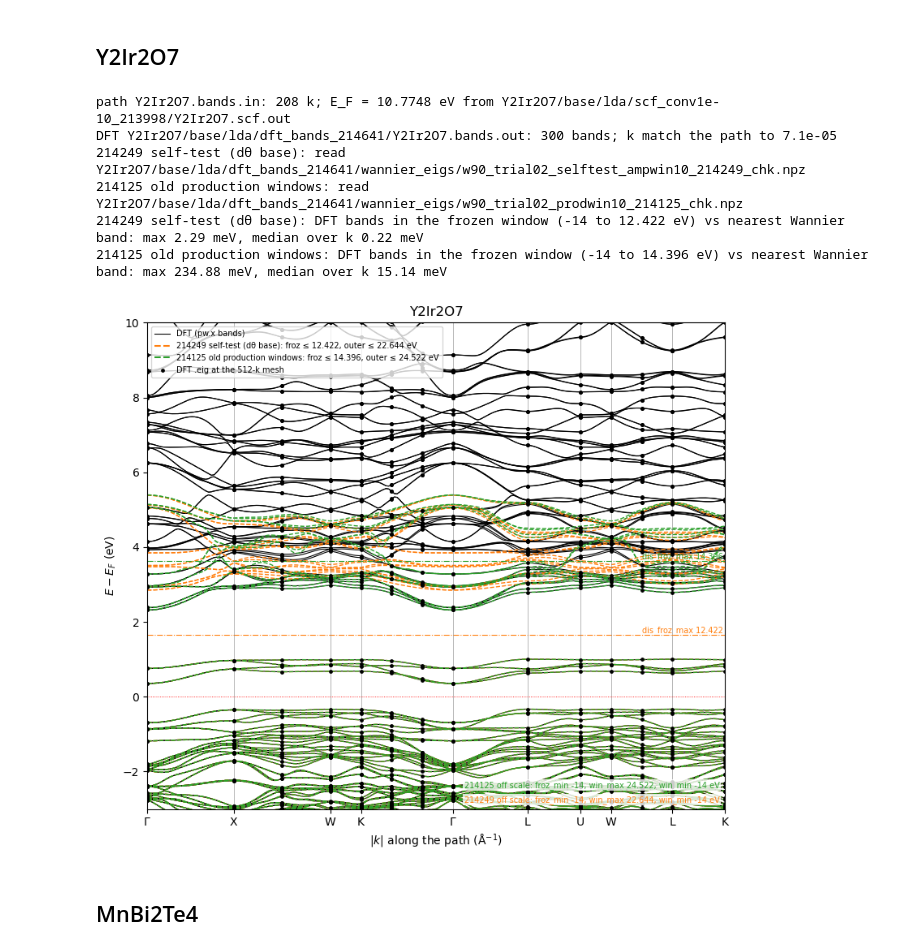
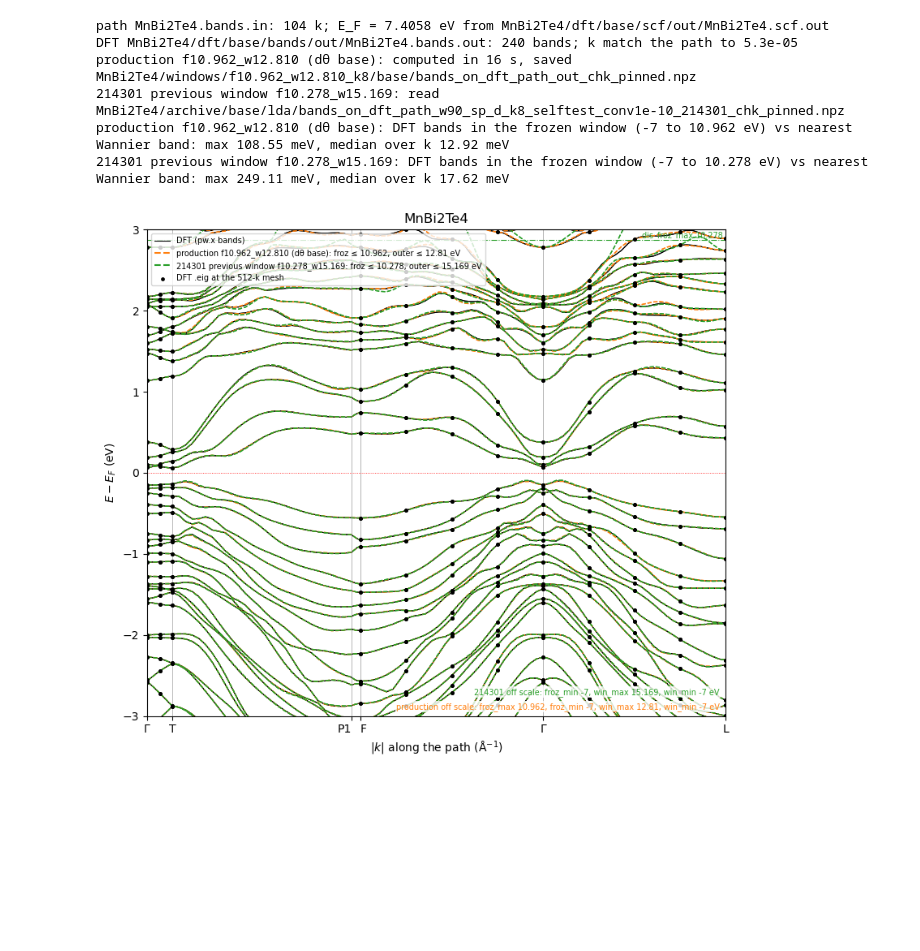
Before and after one commit to treycole/axion-phonon, a Jupyter notebook: analysis/mbt/bands.ipynb, the cells around one changed output. Saved outputs shown, nothing was run; the diff lists cells and outputs as text; code cells hidden in the pictures; blank space fills up the shorter version.

Commit message:
restructuring analysis folder

```diff
--- a/analysis/mbt/bands.ipynb
+++ b/analysis/mbt/bands.ipynb
@@ -46,19 +48,17 @@ from axion_phonon import wannier
 from axion_phonon.io import wannier90
 
 BOHR = 0.529177210903   # Angstrom
-# %% [markdown]
-## Y2Ir2O7
 # %%
 # ---- settings
-PREFIX = "Y2Ir2O7"
-BANDS_IN = DATA / "Y2Ir2O7/base/lda/dft_bands_214641/Y2Ir2O7.bands.in"     # k-path (K_POINTS crystal_b) and cell
-BANDS_OUT = DATA / "Y2Ir2O7/base/lda/dft_bands_214641/Y2Ir2O7.bands.out"   # DFT bands, job 214641 (None: none)
-SCF_OUT = DATA / "Y2Ir2O7/base/lda/scf_conv1e-10_213998/Y2Ir2O7.scf.out"   # Fermi level (SCF 213998, conv_thr 1e-10)
-WANNIER = {                                                                # {label: Wannier90 run folder}
-    "214249 self-test (dθ base)": DATA / "Y2Ir2O7/base/lda/w90_trial02_selftest_ampwin10_214249",
-    "214125 old production windows": DATA / "Y2Ir2O7/base/lda/w90_trial02_prodwin10_214125",
+PREFIX = "MnBi2Te4"
+BANDS_IN = DATA / "MnBi2Te4/dft/base/bands/out/MnBi2Te4.bands.in"
+BANDS_OUT = DATA / "MnBi2Te4/dft/base/bands/out/MnBi2Te4.bands.out"   # job 214640, 104 k
+SCF_OUT = DATA / "MnBi2Te4/dft/base/scf/out/MnBi2Te4.scf.out"   # SCF 214290, conv_thr 1e-10
+WANNIER = {               # label: run folder (.chk, .eig, .win)
+    "production f10.962_w12.810 (dθ base)": DATA / "MnBi2Te4/windows/f10.962_w12.810_k8/base/out",   # job 219737
+    "214301 previous window f10.278_w15.169": DATA / "MnBi2Te4/archive/base/lda/w90_sp_d_k8_selftest_conv1e-10_214301",
 }
-PIN_TO_ATOMS = False      # production: False for Y2Ir2O7
+PIN_TO_ATOMS = True       # production: True for MnBi2Te4 (bug #21)
 MODEL_SOURCE = "chk"      # "chk" (production H(R)) | "hr_dat" (PythTB reading _hr.dat)
 # ---------------
 
@@ -82,12 +82,12 @@ if BANDS_OUT:
     assert len(k_red) == len(points) and np.abs(k_red - points).max() < 1e-3, "bands.out k are not the path"
     print(f"DFT {BANDS_OUT.relative_to(DATA)}: {dft.shape[0]} bands; k match the path to {np.abs(k_red - points).max():.1e}")
 
-# ---- Wannier bands per run: read from wannier_eigs/ if the path, .chk and _hr.dat are unchanged, else compute and save
+# ---- Wannier bands per run: read the cache next to the run if the path and its files are unchanged, else compute and save
 runs = {}
 for label, folder in WANNIER.items():
     cache = folder.parent / f"bands_on_dft_path_{folder.name}_{MODEL_SOURCE}{'_pinned' if PIN_TO_ATOMS else ''}.npz"   # next to the Wannier run
-    stamps = {f.name: np.array([f.stat().st_size, f.stat().st_mtime_ns])
-              for f in (folder / f"{PREFIX}.chk", folder / f"{PREFIX}_hr.dat")}
+    stamps = {f.name: np.array([f.stat().st_size, f.stat().st_mtime_ns])     # the files the bands come from
+              for f in (folder / f"{PREFIX}.chk", folder / f"{PREFIX}.chk.gz", folder / f"{PREFIX}_hr.dat") if f.exists()}
     if cache.is_file():
         z = np.load(cache)
         if np.array_equal(z["points"], points) and all(np.array_equal(z[f"stamp_{n}"], s) for n, s in stamps.items()):
@@ -95,17 +95,20 @@ for label, folder in WANNIER.items():
             print(f"{label}: read {cache.relative_to(DATA)}")
             continue
     t0 = time.time()
-    w90 = W90(str(folder), PREFIX)                         # .win cell and windows, _hr.dat
-    assert np.allclose(w90.lat, lattice, atol=1e-6), f"{folder.name}: .win cell differs from {BANDS_IN.name}"
-    if MODEL_SOURCE == "hr_dat":
-        model = w90.model(zero_energy=0, min_hopping_norm=None, max_distance=None, ignorable_imaginary_part=None)
+    win = wannier90.read_win(folder / f"{PREFIX}.win")     # cell and windows
+    assert np.allclose(win["lattice"], lattice, atol=1e-6), f"{folder.name}: .win cell differs from {BANDS_IN.name}"
+    if MODEL_SOURCE == "hr_dat":                           # PythTB's reading of _hr.dat
+        model = W90(str(folder), PREFIX).model(zero_energy=0, min_hopping_norm=None, max_distance=None,
+                                               ignorable_imaginary_part=None)
     else:                                                  # production loader, the run as both ends, no position matrix
         model = wannier.run_model(wannier90.read_run(folder, PREFIX, overlaps=False), pin=PIN_TO_ATOMS)
     mesh = np.asarray(wannier90.read_chk(folder / f"{PREFIX}.chk")["kpt_red"], float)   # Wannier k mesh
     eig = np.loadtxt(folder / f"{PREFIX}.eig")
+    w = win["windows"]
     runs[label] = dict(points=points, evals=np.asarray(model.solve_ham(points)),        # (nk, nwann)
                        mesh=mesh, mesh_eig=eig[:, 2].reshape(len(mesh), -1),           # DFT on the mesh
-                       dis_window=np.array(w90.dis_window, float), dis_froz_window=np.array(w90.dis_froz_window, float),
+                       dis_window=np.array([w["dis_win_min"], w["dis_win_max"]]),
+                       dis_froz_window=np.array([w["dis_froz_min"], w["dis_froz_max"]]),
                        **{f"stamp_{n}": s for n, s in stamps.items()})
     cache.parent.mkdir(exist_ok=True)
     np.savez(cache, **runs[label])
@@ -122,26 +125,26 @@ if dft is not None:
         print(f"{label}: DFT bands in the frozen window ({lo:g} to {hi:g} eV) vs nearest Wannier band: "
               f"max {max(worst) * 1e3:.2f} meV, median over k {np.median(worst) * 1e3:.2f} meV")
 
-yio = dict(prefix=PREFIX, points=points, ticks=ticks, distance=distance, e_fermi=e_fermi, dft=dft, runs=runs, wannier=WANNIER)
+mbt = dict(prefix=PREFIX, points=points, ticks=ticks, distance=distance, e_fermi=e_fermi, dft=dft, runs=runs, wannier=WANNIER)
 # %% [output]
-path Y2Ir2O7.bands.in: 208 k; E_F = 10.7748 eV from Y2Ir2O7/base/lda/scf_conv1e-10_213998/Y2Ir2O7.scf.out
-DFT Y2Ir2O7/base/lda/dft_bands_214641/Y2Ir2O7.bands.out: 300 bands; k match the path to 7.1e-05
-214249 self-test (dθ base): read Y2Ir2O7/base/lda/dft_bands_214641/wannier_eigs/w90_trial02_selftest_ampwin10_214249_chk.npz
-214125 old production windows: read Y2Ir2O7/base/lda/dft_bands_214641/wannier_eigs/w90_trial02_prodwin10_214125_chk.npz
-214249 self-test (dθ base): DFT bands in the frozen window (-14 to 12.422 eV) vs nearest Wannier band: max 2.29 meV, median over k 0.22 meV
-214125 old production windows: DFT bands in the frozen window (-14 to 14.396 eV) vs nearest Wannier band: max 234.88 meV, median over k 15.14 meV
+path MnBi2Te4.bands.in: 104 k; E_F = 7.4058 eV from MnBi2Te4/dft/base/scf/out/MnBi2Te4.scf.out
+DFT MnBi2Te4/dft/base/bands/out/MnBi2Te4.bands.out: 240 bands; k match the path to 5.3e-05
+production f10.962_w12.810 (dθ base): computed in 16 s, saved MnBi2Te4/windows/f10.962_w12.810_k8/base/bands_on_dft_path_out_chk_pinned.npz
+214301 previous window f10.278_w15.169: read MnBi2Te4/archive/base/lda/bands_on_dft_path_w90_sp_d_k8_selftest_conv1e-10_214301_chk_pinned.npz
+production f10.962_w12.810 (dθ base): DFT bands in the frozen window (-7 to 10.962 eV) vs nearest Wannier band: max 108.55 meV, median over k 12.92 meV
+214301 previous window f10.278_w15.169: DFT bands in the frozen window (-7 to 10.278 eV) vs nearest Wannier band: max 249.11 meV, median over k 17.62 meV
 # %%
 # ---- plot settings
-d = yio
-E_MIN, E_MAX = -3.0, 10.0          # eV relative to E_F
-RUNS = ["214249 self-test (dθ base)", "214125 old production windows"]   # labels of WANNIER to draw, in this order
-SHOW_DFT = True                    # pw.x bands (black)
-SHOW_MESH_EIG = True               # DFT .eig at the path points on the Wannier mesh (of the first run in RUNS)
-SHOW_WINDOWS = True                # each run's frozen (dash-dot) and outer (solid) window edges, in its colour
-SHOW_W90_BAND_DAT = False          # Wannier90's own interpolation (<run>/<prefix>_band.dat), thin lines
-E_LINES = {}                       # more absolute energies (eV) to mark, {label: E}
+d = mbt
+E_MIN, E_MAX = -3.0, 3.0
+RUNS = ["production f10.962_w12.810 (dθ base)", "214301 previous window f10.278_w15.169"]
+SHOW_DFT = True
+SHOW_MESH_EIG = True
+SHOW_WINDOWS = True
+SHOW_W90_BAND_DAT = False
+E_LINES = {}
 FIGSIZE = (8, 7)
-SAVE_FIG = DATA / "Y2Ir2O7/base/lda/dft_bands_214641/bands_dft_wannier.png"   # or None
+SAVE_FIG = DATA / "MnBi2Te4/dft/base/bands/bands_dft_wannier.png"
 # ---------------
 
 # ---- draw (nothing below builds or diagonalises a Hamiltonian)
@@ -174,33 +177,31 @@ for i, label in enumerate(RUNS):
             off_scale.append((color, f"{label.split()[0]} off scale: " + ", ".join(outside) + " eV"))
 if SHOW_MESH_EIG and RUNS:                                 # DFT .eig at path points that are on the Wannier mesh
     run = d["runs"][RUNS[0]]
     for index, point in enumerate(d["points"]):
         hit = np.flatnonzero(np.abs((run["mesh"] - point + 0.5) % 1.0 - 0.5).max(axis=1) < 1e-6)
         if hit.size:
             ax.scatter(np.full(run["mesh_eig"].shape[1], x[index]), run["mesh_eig"][hit[0]] - e_f, s=6, color="black", zorder=3)
     ax.scatter([], [], s=6, color="black", label=f"DFT .eig at the {len(run['mesh'])}-k mesh")
 for name, value in E_LINES.items():
     ax.axhline(value - e_f, color="C9", lw=0.8, ls=":")
     ax.text(x[-1], value - e_f, f"{name} ", ha="right", va="bottom", fontsize=7, color="C9")
 for n, (color, text) in enumerate(off_scale):            # window edges outside the energy range
     ax.text(0.99, 0.01 + 0.03 * n, text, transform=ax.transAxes, ha="right", va="bottom", fontsize=7, color=color,
             bbox=dict(facecolor="white", edgecolor="none", alpha=0.8, pad=1))
 xticks = [x[i] for i, _ in d["ticks"]]
 ax.set_xticks(xticks, [label for _, label in d["ticks"]])
 for left, right, a, b in zip(ax.get_xticklabels()[:-1], ax.get_xticklabels()[1:], xticks[:-1], xticks[1:]):
     if b - a < 0.03 * (xticks[-1] - xticks[0]):        # close nodes (MnBi2Te4 P1-F): labels apart
         left.set_ha("right"); right.set_ha("left")
 for xt in xticks:
     ax.axvline(xt, color="gray", lw=0.4)
 ax.axhline(0, color="red", lw=0.6, ls=":")
 ax.legend(loc="upper left", frameon=True, fontsize=7)
 ax.set(xlim=(x[0], x[-1]), ylim=(E_MIN, E_MAX), ylabel=r"$E - E_F$ (eV)", xlabel=r"$|k|$ along the path (Å$^{-1}$)",
        title=d["prefix"])
 fig.tight_layout()
 if SAVE_FIG:
     fig.savefig(SAVE_FIG, dpi=200)
 plt.show()
 # %% [output]
-[figure, old version]
+[figure, new version]
-# %% [markdown]
-## MnBi2Te4
```
Also changed, not shown: parts of 5 cells of this notebook, 22 other files.
